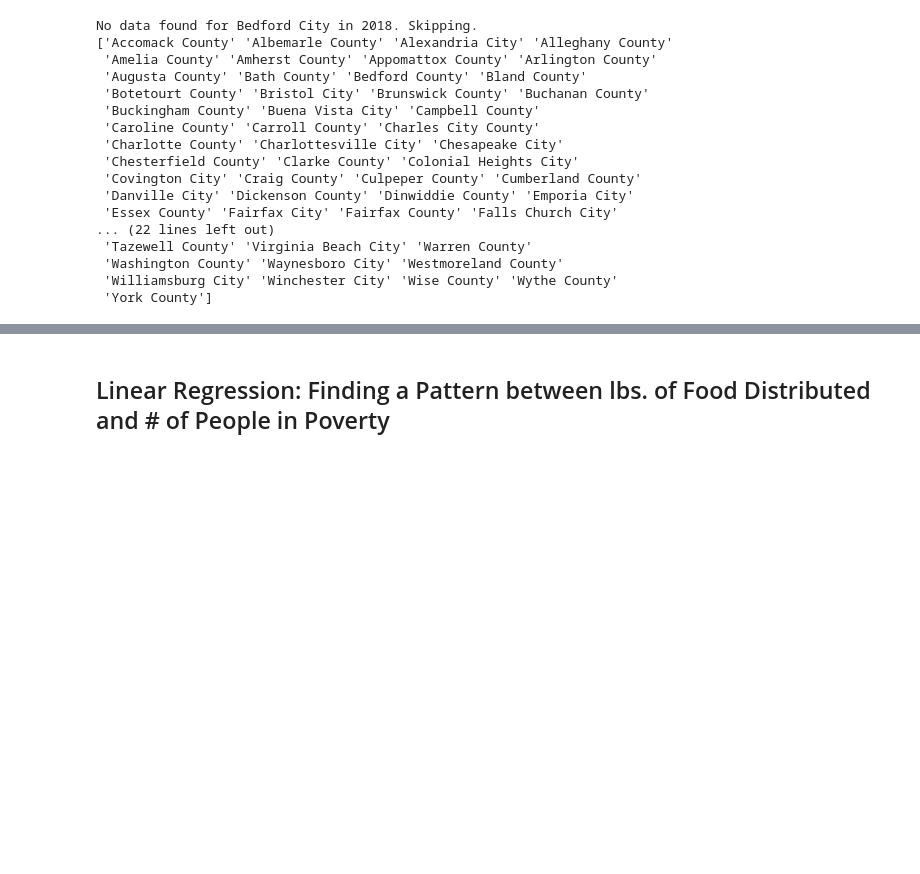
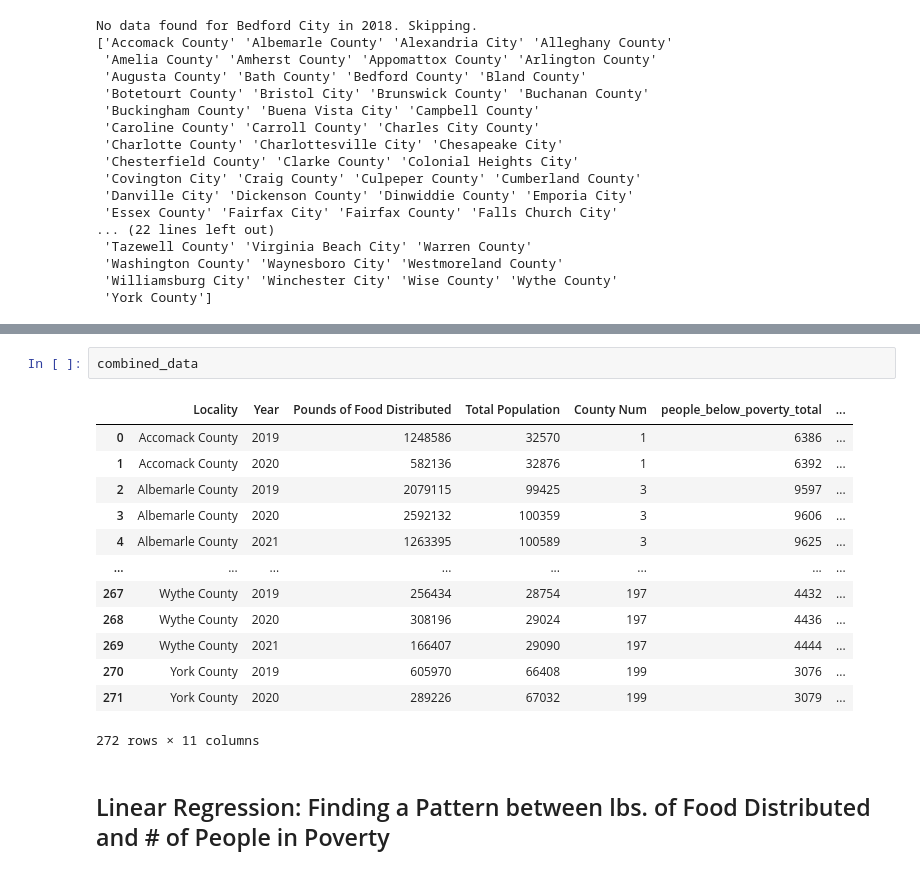
Before and after one commit to AWalnutTree/ML4VA, a Jupyter notebook: MLVA_Project.ipynb, the cells around one changed output, grey strips where cells are left out. Cells and saved outputs as stored; diff of their text form; blank space fills up the shorter version.

```diff
--- a/MLVA_Project.ipynb
+++ b/MLVA_Project.ipynb
@@ -207,3 +235,19 @@ print(combined_data['Locality'].unique())
+# %%
+combined_data
+# %% [output]
+|  | Locality | Year | Pounds of Food Distributed | Total Population | County Num | people_below_poverty_total | ... |
+| 0 | Accomack County | 2019 | 1248586 | 32570 | 1 | 6386 | ... |
+| 1 | Accomack County | 2020 | 582136 | 32876 | 1 | 6392 | ... |
+| 2 | Albemarle County | 2019 | 2079115 | 99425 | 3 | 9597 | ... |
+| 3 | Albemarle County | 2020 | 2592132 | 100359 | 3 | 9606 | ... |
+| 4 | Albemarle County | 2021 | 1263395 | 100589 | 3 | 9625 | ... |
+| ... | ... | ... | ... | ... | ... | ... | ... |
+| 267 | Wythe County | 2019 | 256434 | 28754 | 197 | 4432 | ... |
+| 268 | Wythe County | 2020 | 308196 | 29024 | 197 | 4436 | ... |
+| 269 | Wythe County | 2021 | 166407 | 29090 | 197 | 4444 | ... |
+| 270 | York County | 2019 | 605970 | 66408 | 199 | 3076 | ... |
+| 271 | York County | 2020 | 289226 | 67032 | 199 | 3079 | ... |
+272 rows × 11 columns
 # %% [markdown]
 ## Linear Regression: Finding a Pattern between lbs. of Food Distributed and # of People in Poverty
 # %%
```
Also changed, not shown: parts of 5 cells of this notebook, 3 other files.
